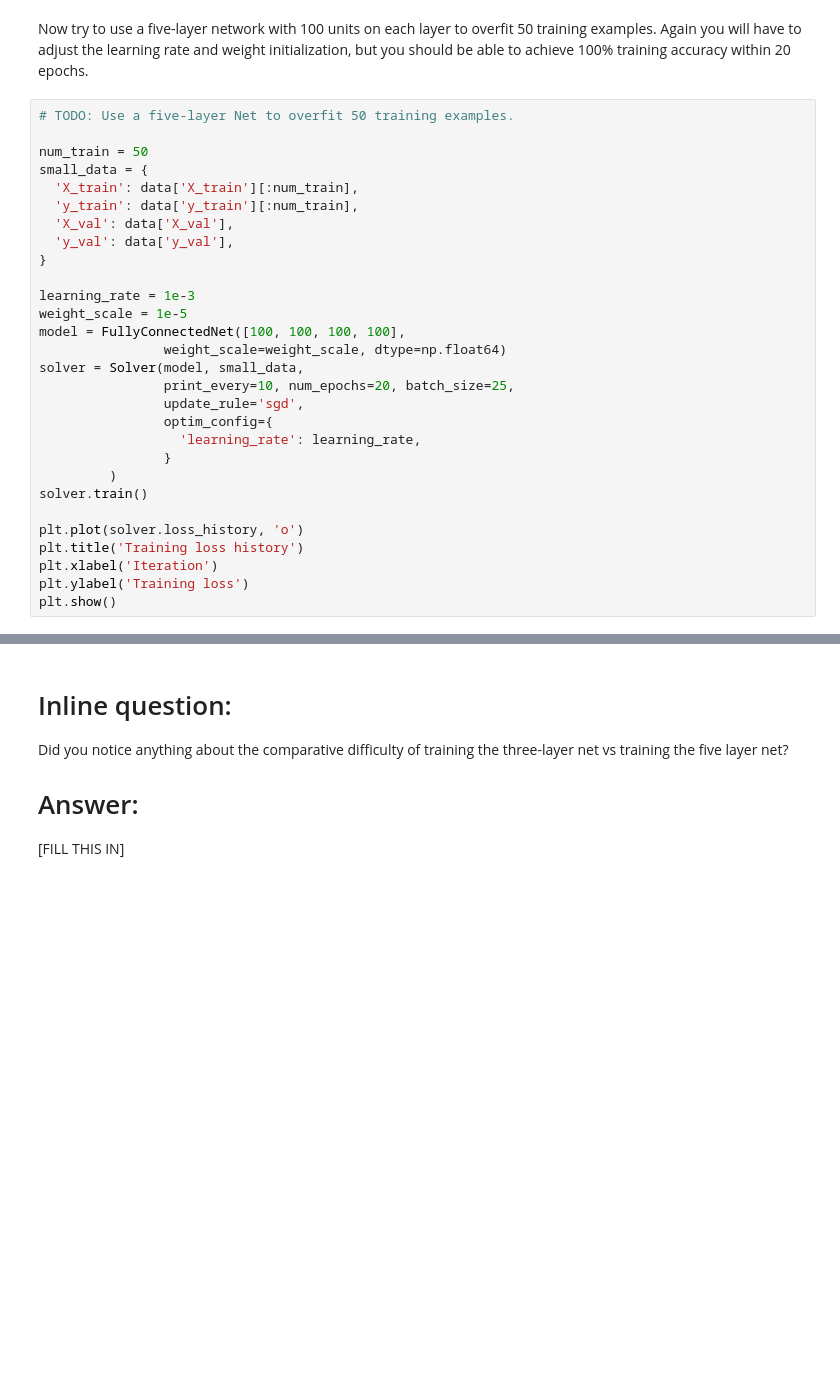
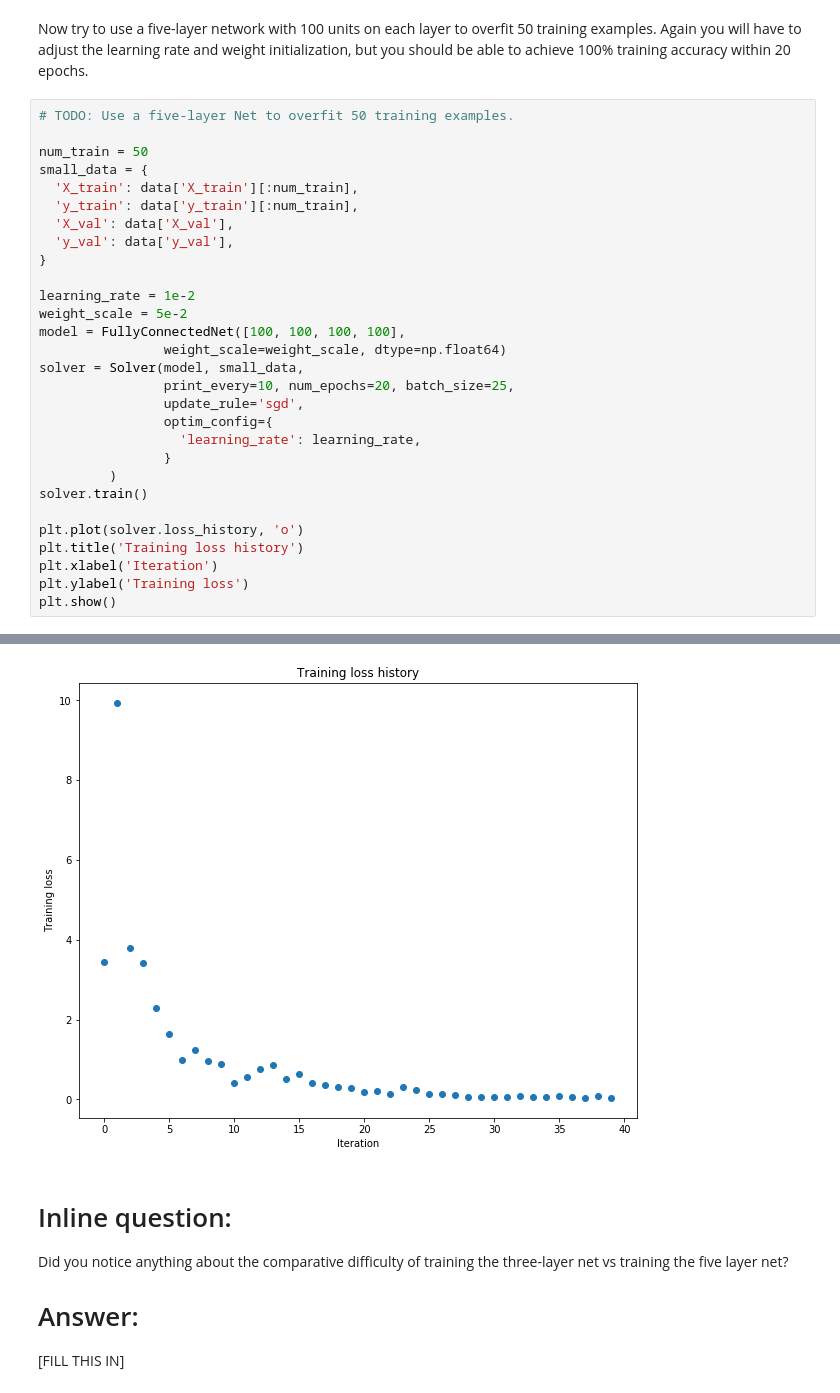
Before and after one commit to ilyarudyak/cs231n-convolutional-nn, a Jupyter notebook: cs231-psets/pset2/FullyConnectedNets.ipynb, the cells around one changed output, grey strips where cells are left out. Saved outputs shown, nothing was run; the diff lists cells and outputs as text; blank space fills up the shorter version.

```diff
--- a/cs231-psets/pset2/FullyConnectedNets.ipynb
+++ b/cs231-psets/pset2/FullyConnectedNets.ipynb
@@ -485,8 +520,8 @@ small_data = {
   'y_val': data['y_val'],
 }
 
-learning_rate = 1e-3
-weight_scale = 1e-5
+learning_rate = 1e-2
+weight_scale = 5e-2
 model = FullyConnectedNet([100, 100, 100, 100],
                 weight_scale=weight_scale, dtype=np.float64)
 solver = Solver(model, small_data,
@@ -503,3 +538,4 @@ plt.title('Training loss history')
 plt.xlabel('Iteration')
 plt.ylabel('Training loss')
 plt.show()
+# %% [output]
@@ -506,3 +559,4 @@ plt.show()
+[figure, added]
 # %% [markdown]
 # Inline question:
 Did you notice anything about the comparative difficulty of training the three-layer net vs training the five layer net?
```
Also changed, not shown: parts of 8 cells of this notebook, 4 other files.
